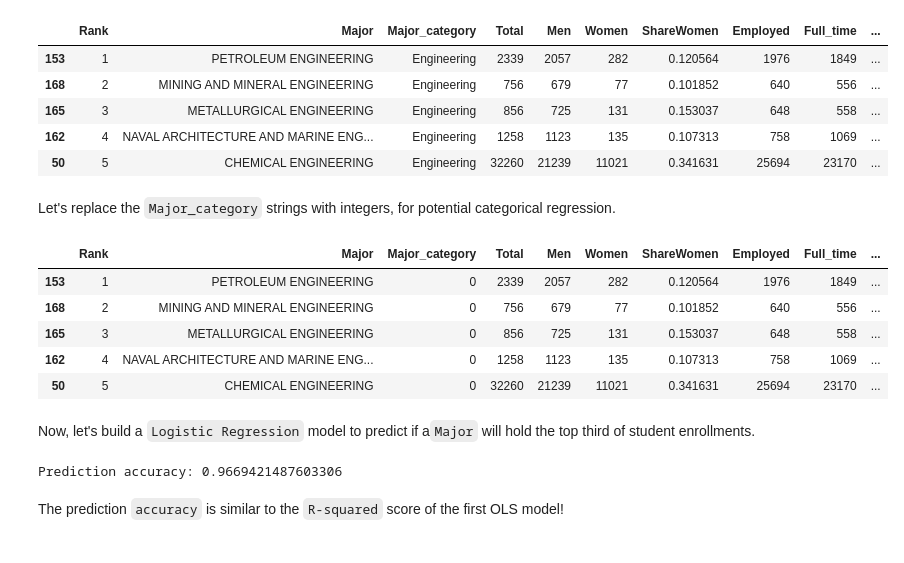
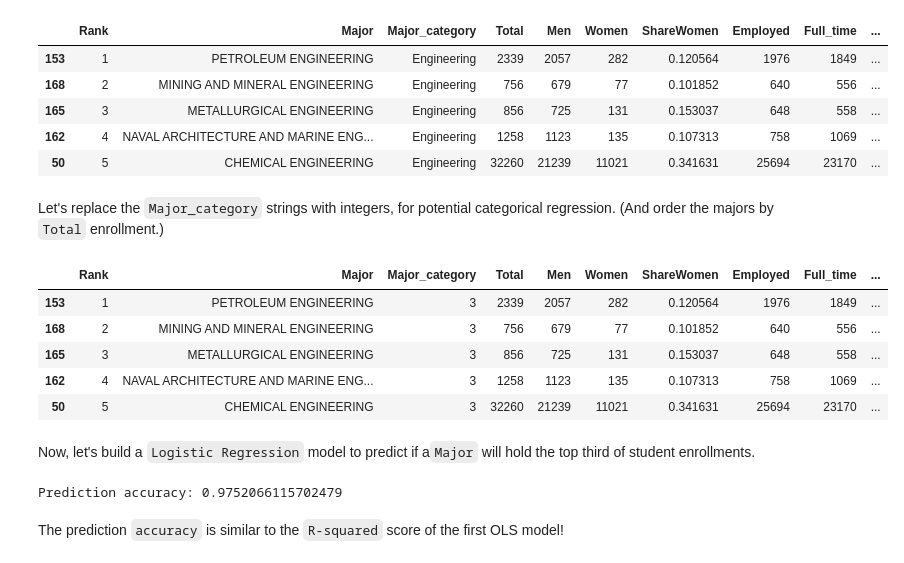
Before and after one commit to yabbou/Career_Forecasting, a Jupyter notebook: final_project.ipynb, the cells around one changed output. Cells and saved outputs as stored; diff of their text form; code cells hidden in the pictures.

Commit message:
Updated SVM to order by enrollment, not salary

```diff
--- a/final_project.ipynb
+++ b/final_project.ipynb
@@ -1003,21 +1003,23 @@ employed_college_students_ORDERBY_TOTAL.head()
 | 162 | 4 | NAVAL ARCHITECTURE AND MARINE ENG... | Engineering | 1258 | 1123 | 135 | 0.107313 | 758 | 1069 | ... |
 | 50 | 5 | CHEMICAL ENGINEERING | Engineering | 32260 | 21239 | 11021 | 0.341631 | 25694 | 23170 | ... |
 # %% [markdown]
-Let's replace the `Major_category` strings with integers, for potential categorical regression.
+Let's replace the `Major_category` strings with integers, for potential categorical regression. (And order the majors by `Total` enrollment.)
 # %%
-unique_categories_list = employed_college_students_ORDERBY_TOTAL["Major_category"].unique()
+unique_categories_index = employed_students_df.pivot_table(index='Major_category',aggfunc='sum').sort_values(by='Total',ascending=False).T.columns.to_list()
+unique_categories_list = np.array(unique_categories_index)
+
 unique_categories_integers = range(len(unique_categories_list))
 unique_categories_dict = dict(zip(unique_categories_list, unique_categories_integers))
 
 employed_college_students_ORDERBY_TOTAL = employed_college_students_ORDERBY_TOTAL.replace({'Major_category': unique_categories_dict})
 employed_college_students_ORDERBY_TOTAL.head()
 # %% [output]
 |  | Rank | Major | Major_category | Total | Men | Women | ShareWomen | Employed | Full_time | ... |
-| 153 | 1 | PETROLEUM ENGINEERING | 0 | 2339 | 2057 | 282 | 0.120564 | 1976 | 1849 | ... |
-| 168 | 2 | MINING AND MINERAL ENGINEERING | 0 | 756 | 679 | 77 | 0.101852 | 640 | 556 | ... |
-| 165 | 3 | METALLURGICAL ENGINEERING | 0 | 856 | 725 | 131 | 0.153037 | 648 | 558 | ... |
-| 162 | 4 | NAVAL ARCHITECTURE AND MARINE ENG... | 0 | 1258 | 1123 | 135 | 0.107313 | 758 | 1069 | ... |
-| 50 | 5 | CHEMICAL ENGINEERING | 0 | 32260 | 21239 | 11021 | 0.341631 | 25694 | 23170 | ... |
+| 153 | 1 | PETROLEUM ENGINEERING | 3 | 2339 | 2057 | 282 | 0.120564 | 1976 | 1849 | ... |
+| 168 | 2 | MINING AND MINERAL ENGINEERING | 3 | 756 | 679 | 77 | 0.101852 | 640 | 556 | ... |
+| 165 | 3 | METALLURGICAL ENGINEERING | 3 | 856 | 725 | 131 | 0.153037 | 648 | 558 | ... |
+| 162 | 4 | NAVAL ARCHITECTURE AND MARINE ENG... | 3 | 1258 | 1123 | 135 | 0.107313 | 758 | 1069 | ... |
+| 50 | 5 | CHEMICAL ENGINEERING | 3 | 32260 | 21239 | 11021 | 0.341631 | 25694 | 23170 | ... |
 # %% [markdown]
 Now, let's build a `Logistic Regression` model to predict if a`Major` will hold the top third of student enrollments.
 # %%
@@ -1042,7 +1044,7 @@ y_predicted = model_log.predict(X_test_binary)
 training_score = model_log.score(X_train_binary, y_train_binary)
 print('Prediction accuracy:', training_score)
 # %% [output]
-Prediction accuracy: 0.9669421487603306
+Prediction accuracy: 0.9752066115702479
 # %% [markdown]
 The prediction `accuracy` is similar to the `R-squared` score of the first OLS model!
 # %% [markdown]
```
Also changed, not shown: parts of 22 cells of this notebook.
